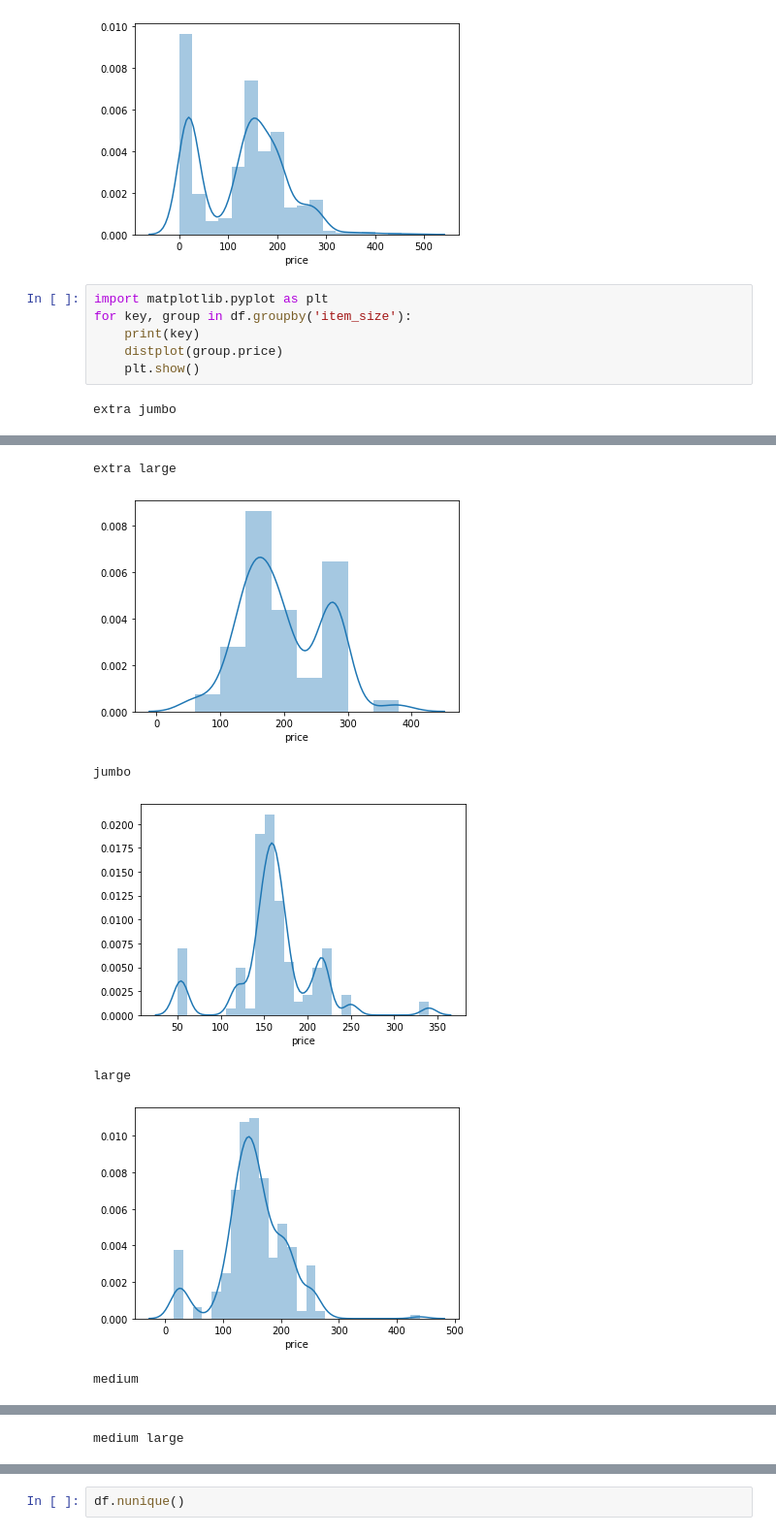
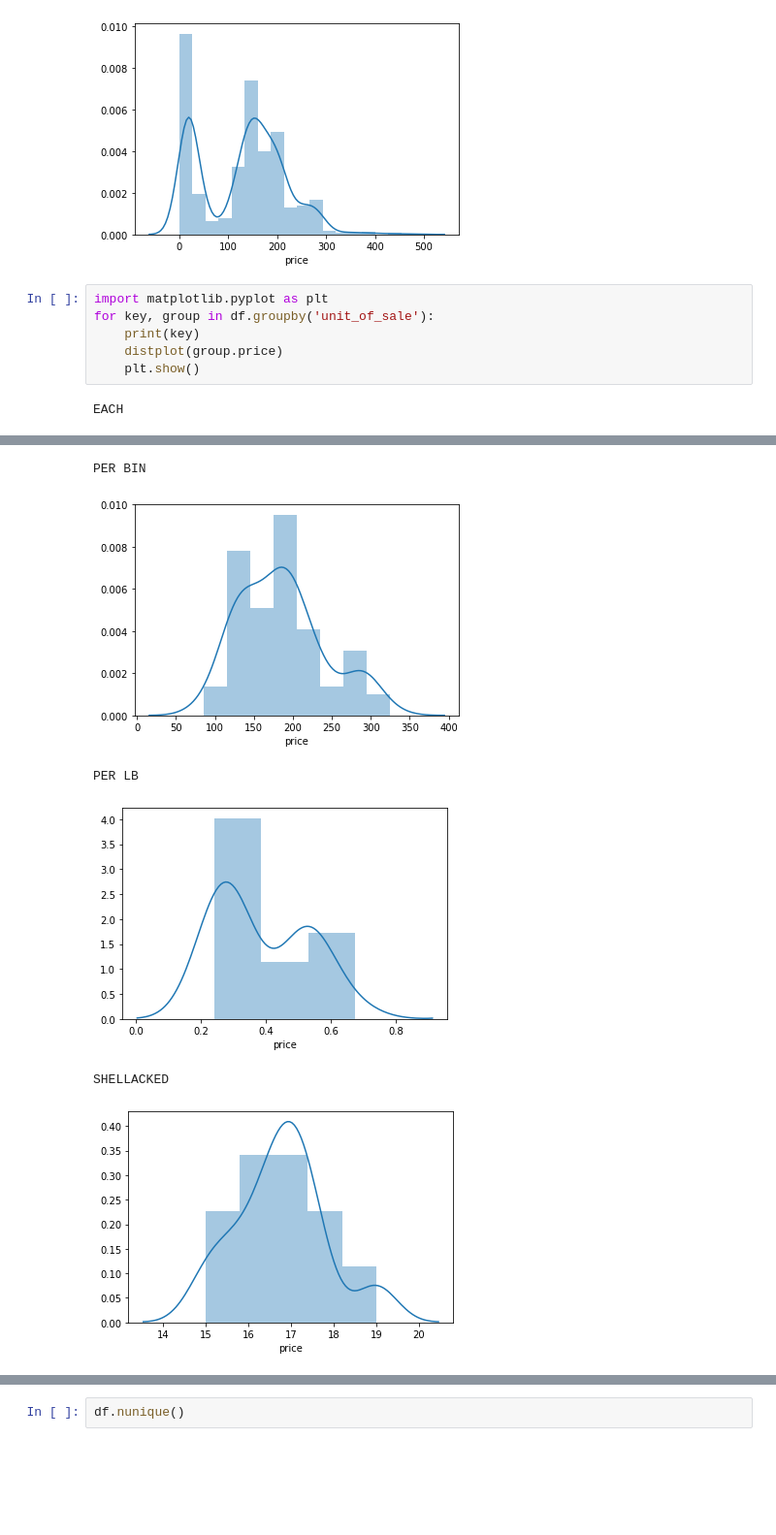
Before and after one commit to bloominstituteoftechnology/DS-Unit-2-Applied-Modeling, a Jupyter notebook: module1-define-ml-problems/LS_DS_231_assignment.ipynb, the cells around one changed output, grey strips where cells are left out. Shown at 97% size. Saved outputs shown, nothing was run; the diff lists cells and outputs as text; blank space fills up the shorter version.

```diff
--- a/module1-define-ml-problems/LS_DS_231_assignment.ipynb
+++ b/module1-define-ml-problems/LS_DS_231_assignment.ipynb
@@ -102,9 +102,9 @@ distplot(df.price);
 [figure]
 # %%
 import matplotlib.pyplot as plt
-for key, group in df.groupby('item_size'):
+for key, group in df.groupby('unit_of_sale'):
     print(key)
     distplot(group.price)
     plt.show()
 # %% [output]
-extra jumbo
+EACH
@@ -112,7 +112,6 @@ extra jumbo
-extra large
+PER BIN
-[figure, old version]
+[figure, new version]
-jumbo
+PER LB
-[figure, old version]
+[figure, new version]
-large
+SHELLACKED
-[figure, old version]
+[figure, new version]
-medium
@@ -120 +117,0 @@ medium
-medium large
```
Also changed, not shown: parts of 1 cell of this notebook, 2 other files.
